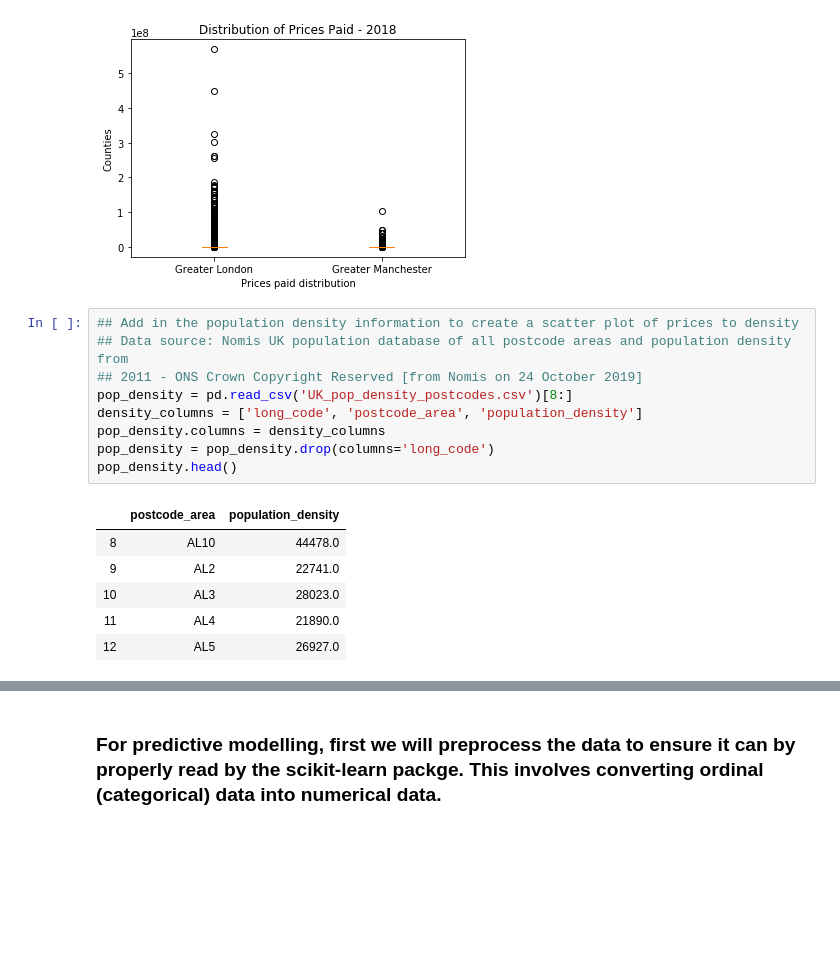
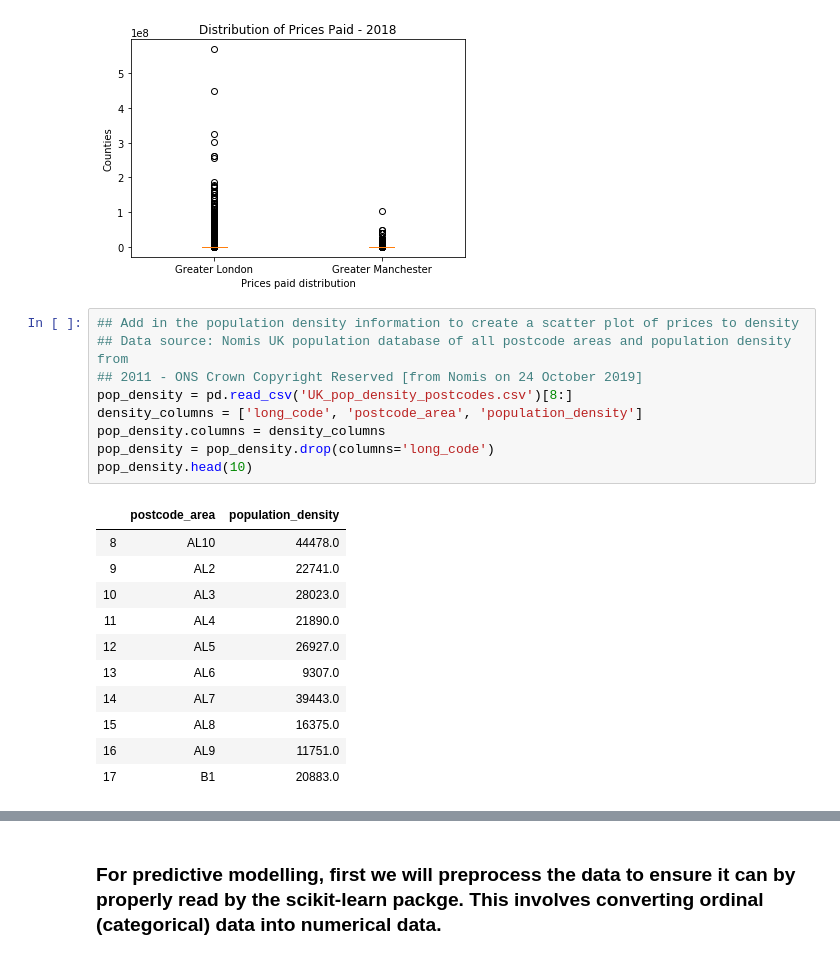
Before and after one commit to dudikbender/springboard, a Jupyter notebook: UK_prices_paid_analysis.ipynb, the cells around one changed output, grey strips where cells are left out. Saved outputs shown, nothing was run; the diff lists cells and outputs as text; blank space fills up the shorter version.

```diff
--- a/UK_prices_paid_analysis.ipynb
+++ b/UK_prices_paid_analysis.ipynb
@@ -238,18 +251,23 @@ county_comparison('Greater London', 'Greater Manchester')
 # %%
 ## Add in the population density information to create a scatter plot of prices to density
 ## Data source: Nomis UK population database of all postcode areas and population density from
 ## 2011 - ONS Crown Copyright Reserved [from Nomis on 24 October 2019]
 pop_density = pd.read_csv('UK_pop_density_postcodes.csv')[8:]
 density_columns = ['long_code', 'postcode_area', 'population_density']
 pop_density.columns = density_columns
 pop_density = pop_density.drop(columns='long_code')
-pop_density.head()
+pop_density.head(10)
 # %% [output]
 |  | postcode_area | population_density |
 | 8 | AL10 | 44478.0 |
 | 9 | AL2 | 22741.0 |
 | 10 | AL3 | 28023.0 |
 | 11 | AL4 | 21890.0 |
 | 12 | AL5 | 26927.0 |
+| 13 | AL6 | 9307.0 |
+| 14 | AL7 | 39443.0 |
+| 15 | AL8 | 16375.0 |
+| 16 | AL9 | 11751.0 |
+| 17 | B1 | 20883.0 |
 # %%
 ## Add the population density data to the prices paid dataset by merging the tables
```
Also changed, not shown: parts of 10 cells of this notebook.
